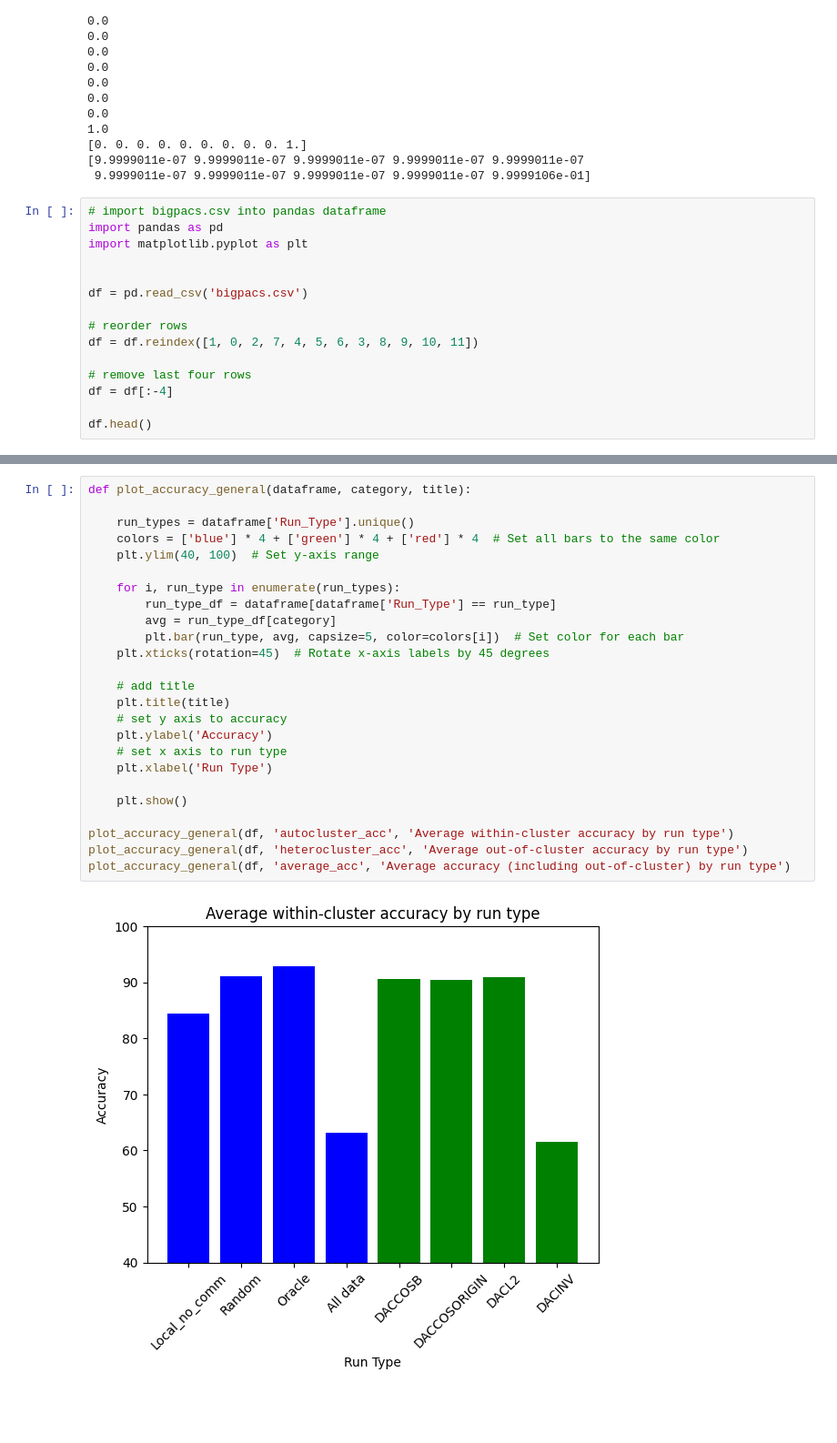
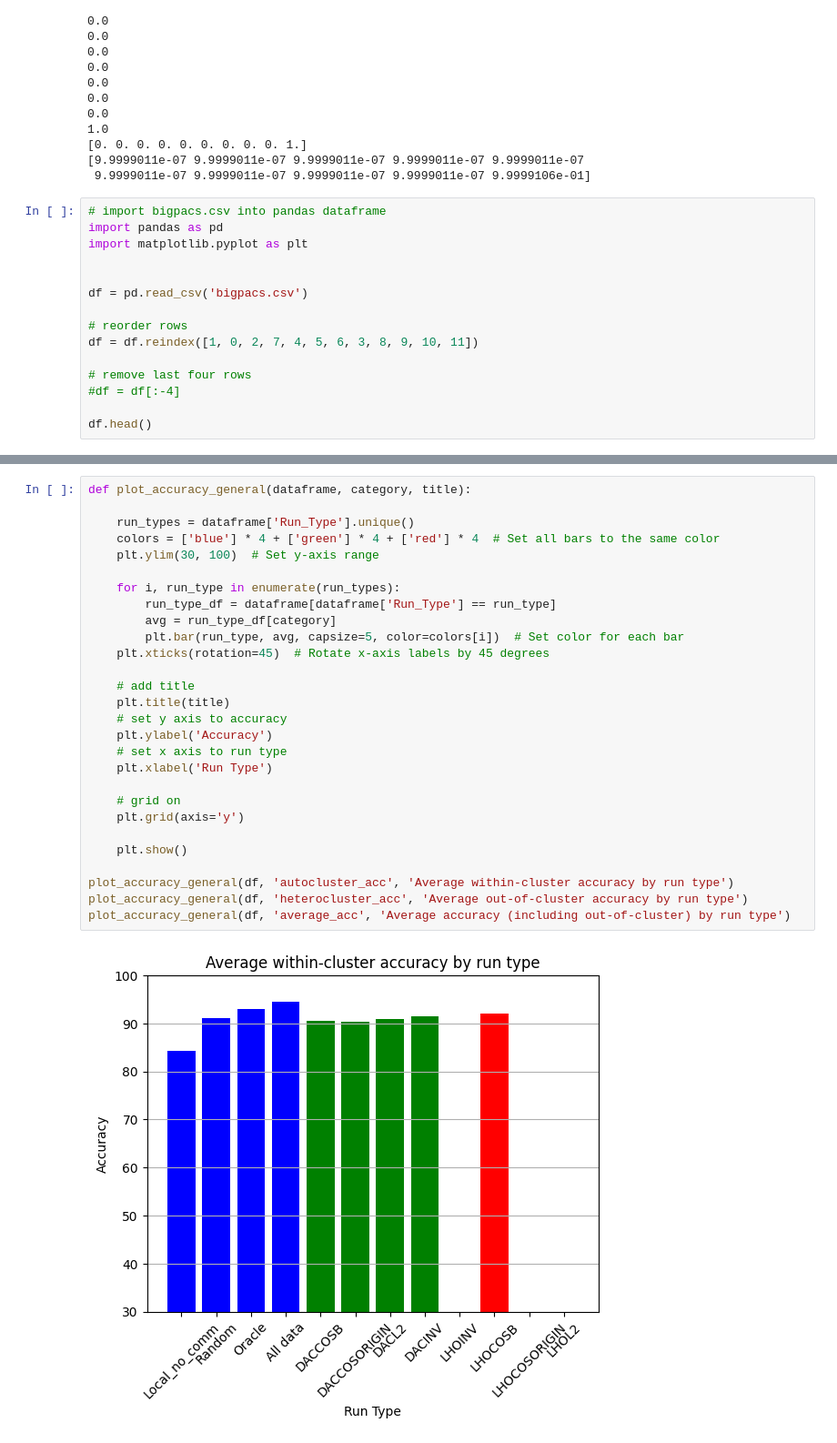
Before and after one commit to tomhagander/decentralized_deep_learning, a Jupyter notebook: playaround.ipynb, the cells around one changed output, grey strips where cells are left out. Shown at 91% size. Saved outputs shown, nothing was run; the diff lists cells and outputs as text; blank space fills up the shorter version.

```diff
--- a/playaround.ipynb
+++ b/playaround.ipynb
@@ -224,7 +224,7 @@ df = pd.read_csv('bigpacs.csv')
 df = df.reindex([1, 0, 2, 7, 4, 5, 6, 3, 8, 9, 10, 11])
 
 # remove last four rows
-df = df[:-4]
+#df = df[:-4]
 
 df.head()
 # %% [output]
@@ -269,27 +272,30 @@ plot_average_accuracy(df, 'Sketch')
 # %%
 def plot_accuracy_general(dataframe, category, title):
 
     run_types = dataframe['Run_Type'].unique()
     colors = ['blue'] * 4 + ['green'] * 4 + ['red'] * 4  # Set all bars to the same color
-    plt.ylim(40, 100)  # Set y-axis range
+    plt.ylim(30, 100)  # Set y-axis range
 
     for i, run_type in enumerate(run_types):
         run_type_df = dataframe[dataframe['Run_Type'] == run_type]
         avg = run_type_df[category]
         plt.bar(run_type, avg, capsize=5, color=colors[i])  # Set color for each bar
     plt.xticks(rotation=45)  # Rotate x-axis labels by 45 degrees
 
     # add title
     plt.title(title)
     # set y axis to accuracy
     plt.ylabel('Accuracy')
     # set x axis to run type
     plt.xlabel('Run Type')
 
+    # grid on
+    plt.grid(axis='y')
+
     plt.show()
 
 plot_accuracy_general(df, 'autocluster_acc', 'Average within-cluster accuracy by run type')
 plot_accuracy_general(df, 'heterocluster_acc', 'Average out-of-cluster accuracy by run type')
 plot_accuracy_general(df, 'average_acc', 'Average accuracy (including out-of-cluster) by run type')
 # %% [output]
-[figure, old version]
+[figure, new version]
```
Also changed, not shown: parts of 3 cells of this notebook, 2 other files.
